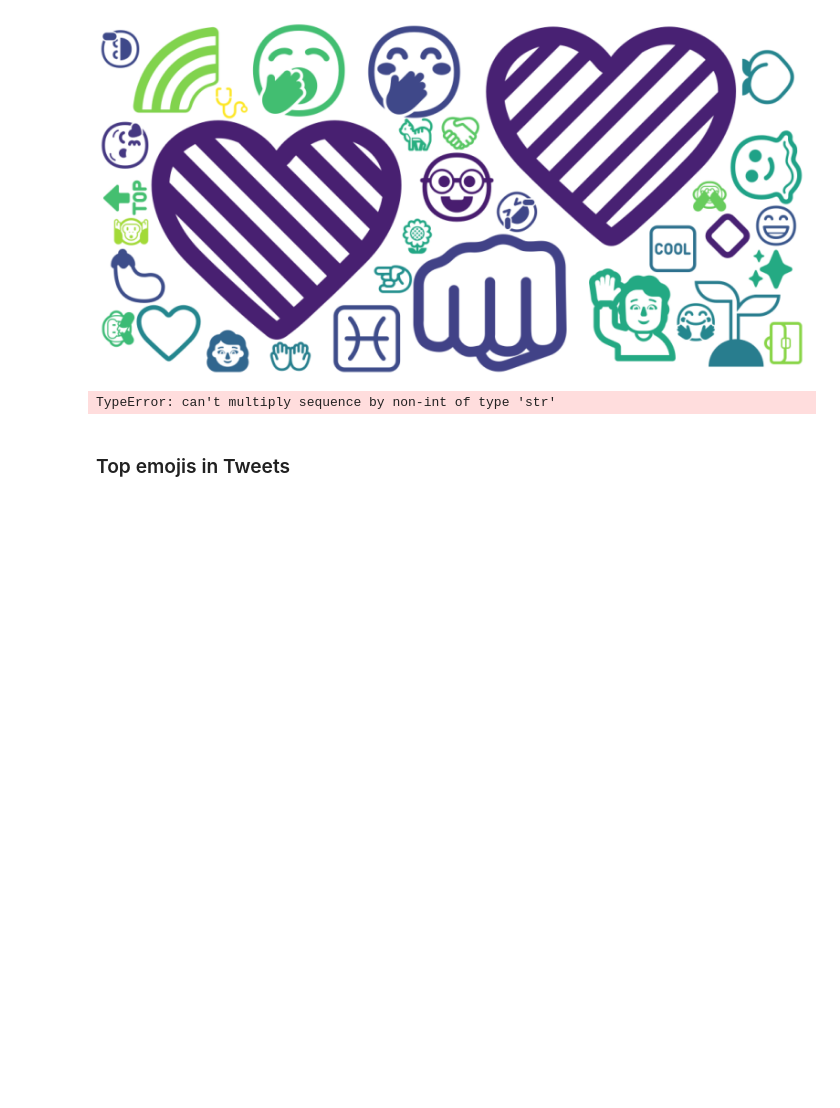
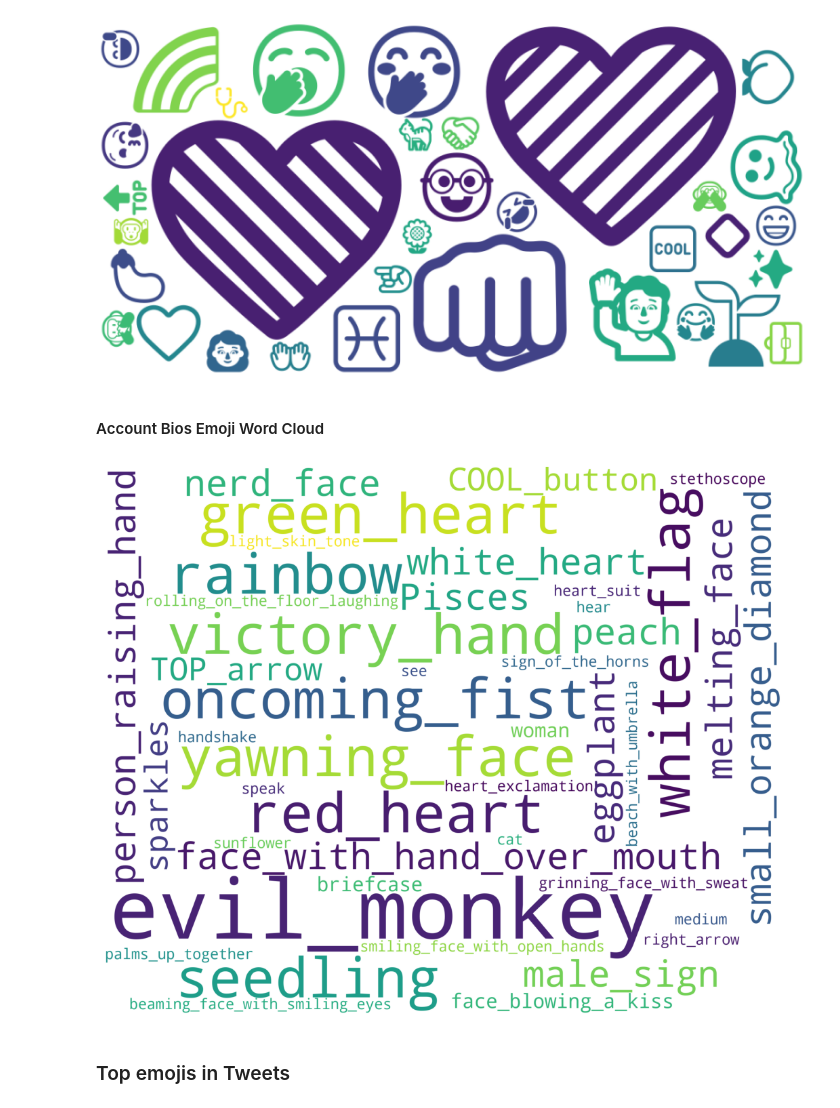
Before and after one commit to ShiroeLH/CS-132-PH-Twitter-Mis-Disinformation-Analysis, a Jupyter notebook: analysis/analysis.ipynb, the cells around one changed output. Cells and saved outputs as stored; diff of their text form; code cells hidden in the pictures; blank space fills up the shorter version.

Commit message:
Fixed word cloud duplication bug (Josh)

```diff
--- a/analysis/analysis.ipynb
+++ b/analysis/analysis.ipynb
@@ -551,7 +551,7 @@ top_bio_emojis_text = {
   for e, number in collections.Counter(raw_bio.apply(extract_emojis).sum()).items()
 }
 
-top_bio_emojis_text = dict(sorted(top_bio_emojis.items(), key=lambda x:x[1], reverse=True))
+top_bio_emojis_text = dict(sorted(top_bio_emojis_text.items(), key=lambda x:x[1], reverse=True))
 
 top_bio_emojis_text
 # %% [output]
@@ -590,18 +590,20 @@ $9$ bios contain the ❤️ emoji, $8$ bios contain the 💚 emoji, $7$ bios con
 emoji_cloud.generate(" ".join(["{} ".format(e) * number for e, number in top_bio_emojis.items()]))
 # %% [output]
 [figure]
+# %% [markdown]
+#### Account Bios Emoji Word Cloud
 # %%
 bioWordCloud = WordCloud(
                       background_color='white',
                       width=2500,
                       height=2000
-                      ).generate(" ".join(["{} ".format(e) * number for e, number in df_clean["Bio emojis (text)"].items()]))
+                      ).generate(" ".join([e + " " for e, number in top_bio_emojis_text.items()]))
 plt.figure(1,figsize=(13, 13))
 plt.imshow(bioWordCloud)
 plt.axis('off')
 plt.show()
 # %% [output]
-TypeError: can't multiply sequence by non-int of type 'str'
+[figure, added]
 # %% [markdown]
 ### Top emojis in Tweets
 # %% [markdown]
```
Also changed, not shown: parts of 6 cells of this notebook.
